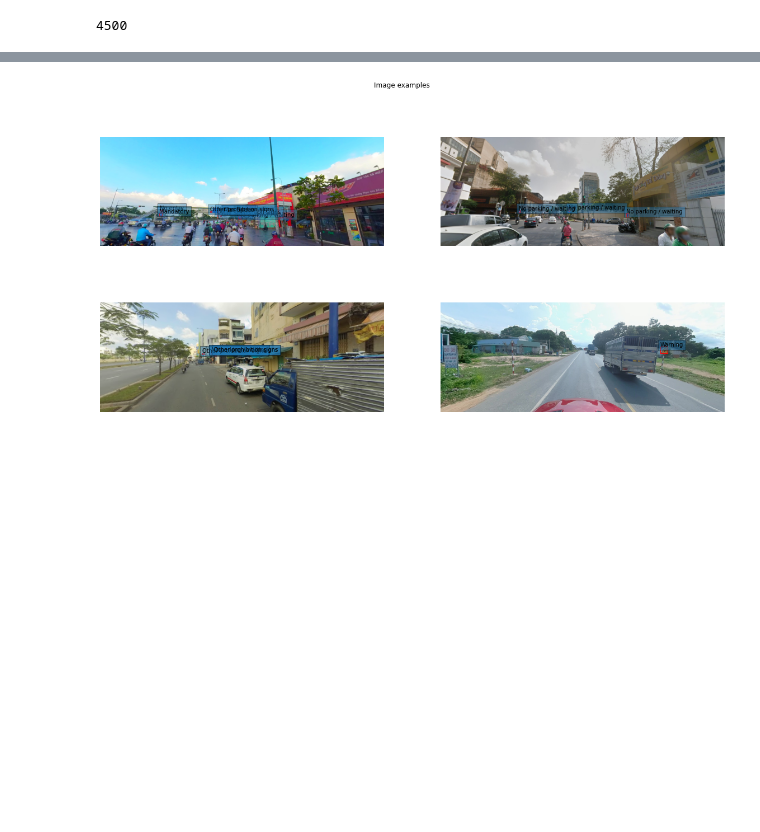
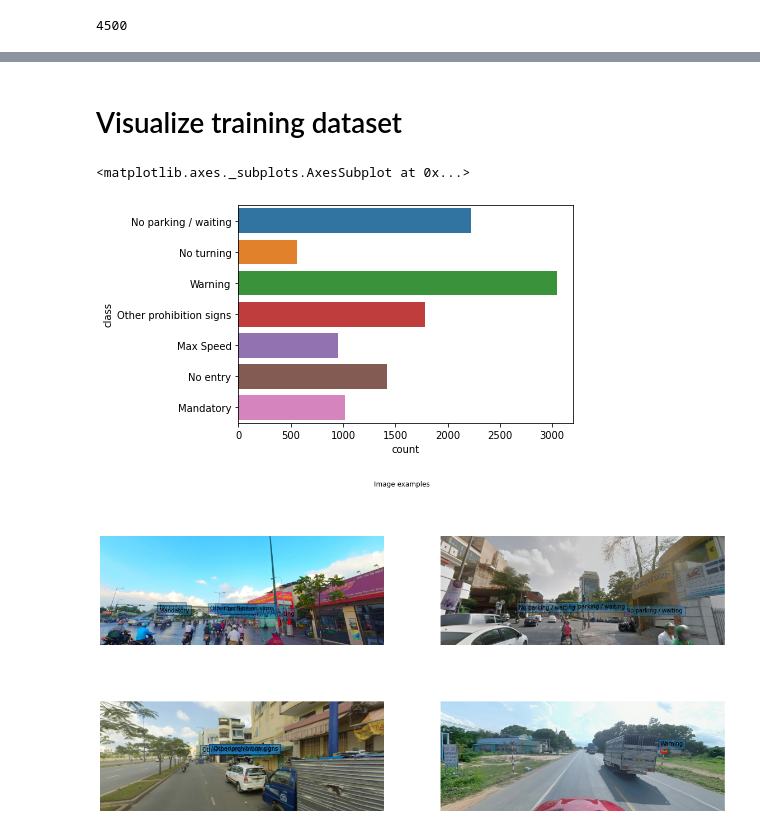
Before and after one commit to DaiVo20/za_traffic_detection, a Jupyter notebook: DataPreprocessing.ipynb, the cells around one changed output, grey strips where cells are left out. Cells and saved outputs as stored; diff of their text form; code cells hidden in the pictures; blank space fills up the shorter version.

```diff
--- a/DataPreprocessing.ipynb
+++ b/DataPreprocessing.ipynb
@@ -97,3 +117,10 @@ import cv2
+# %% [markdown]
+# Visualize training dataset
+# %%
+sns.countplot(y=df['class'])
+# %% [output]
+<matplotlib.axes._subplots.AxesSubplot at 0x...>
+[figure, added]
 # %%
 def plot_image_examples(df, rows=2, cols=2, title='Image examples'):
   fig, axs = plt.subplots(rows, cols, figsize=(20,10))
```
Also changed, not shown: parts of 31 cells of this notebook.
